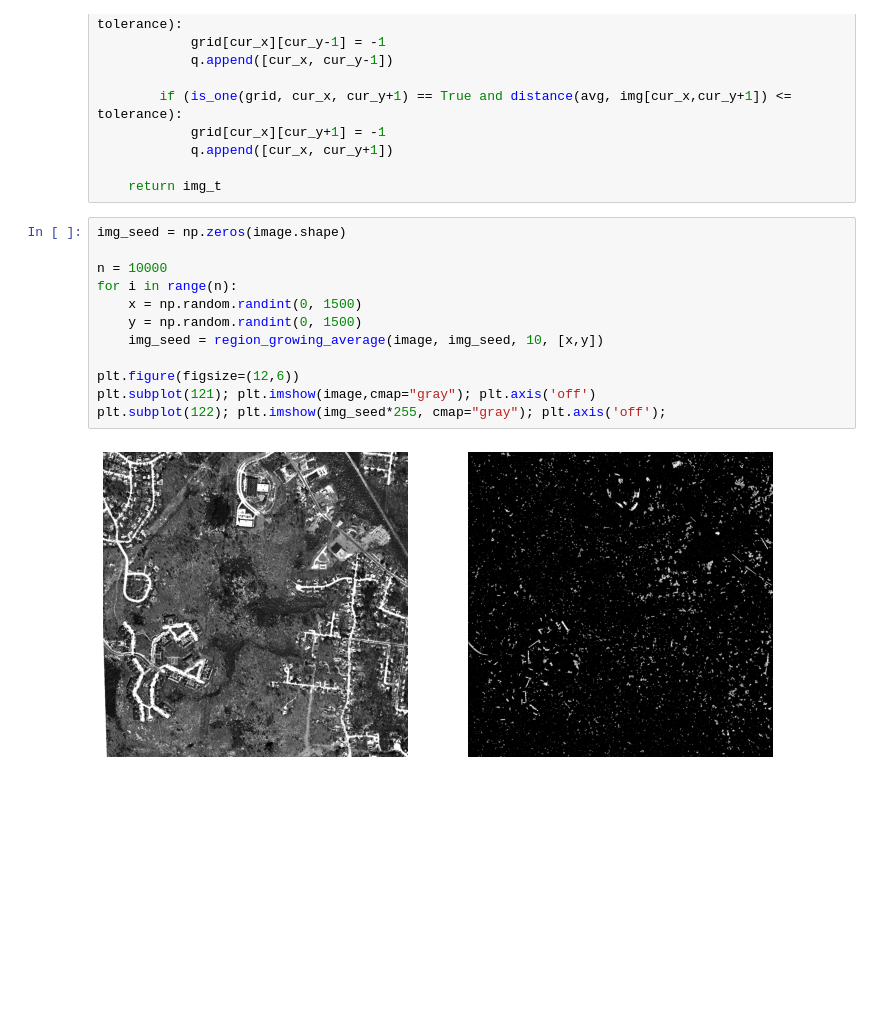
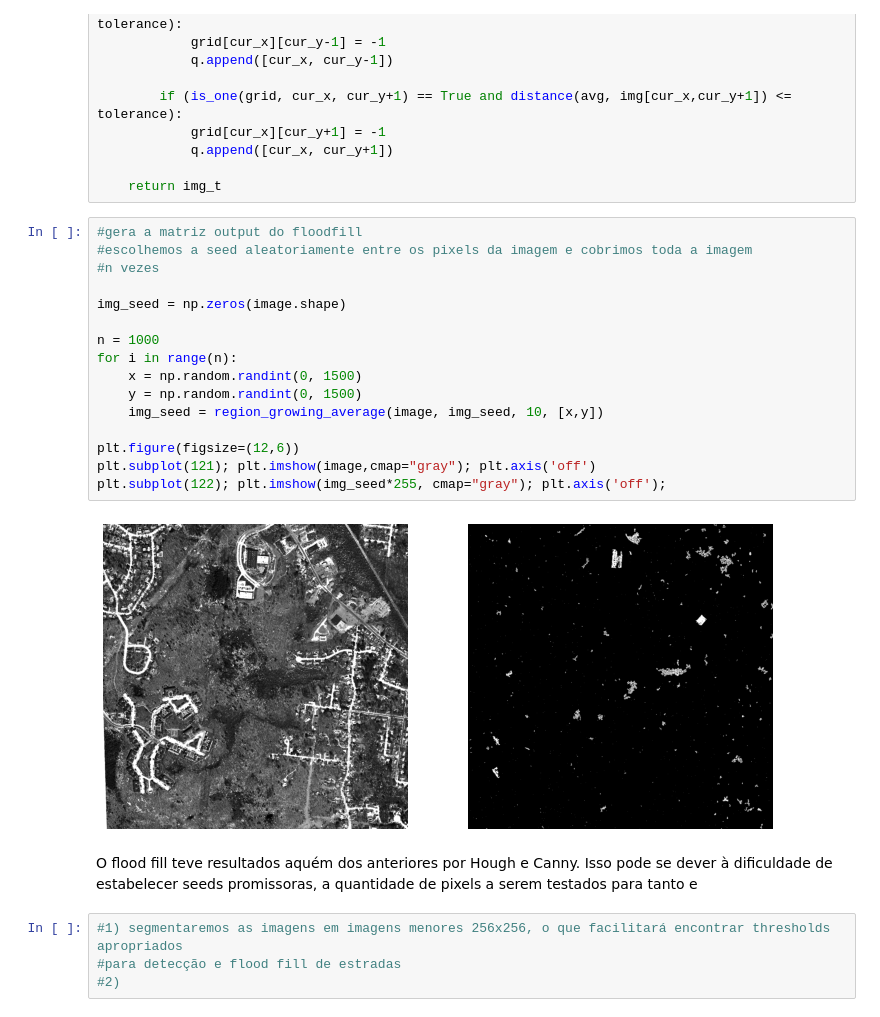
Before and after one commit to Populim/imageprocessing, a Jupyter notebook: projeto_final.ipynb, the cells around one changed output. Saved outputs shown, nothing was run; the diff lists cells and outputs as text; blank space fills up the shorter version.

```diff
--- a/projeto_final.ipynb
+++ b/projeto_final.ipynb
@@ -252,16 +256,26 @@ def region_growing_average(img, img_t, tolerance, seed):
 
     return img_t
 # %%
+#gera a matriz output do floodfill
+#escolhemos a seed aleatoriamente entre os pixels da imagem e cobrimos toda a imagem
+#n vezes
+
 img_seed = np.zeros(image.shape)
 
-n = 10000
+n = 1000
 for i in range(n):
     x = np.random.randint(0, 1500)
     y = np.random.randint(0, 1500)
     img_seed = region_growing_average(image, img_seed, 10, [x,y])
 
 plt.figure(figsize=(12,6))
 plt.subplot(121); plt.imshow(image,cmap="gray"); plt.axis('off')
 plt.subplot(122); plt.imshow(img_seed*255, cmap="gray"); plt.axis('off');
 # %% [output]
-[figure, old version]
+[figure, new version]
+# %% [markdown]
+O flood fill teve resultados aquém dos anteriores por Hough e Canny. Isso pode se dever à dificuldade de estabelecer seeds promissoras, a quantidade de pixels a serem testados para tanto e
+# %%
+#1) segmentaremos as imagens em imagens menores 256x256, o que facilitará encontrar thresholds apropriados
+#para detecção e flood fill de estradas
+#2)
```
Also changed, not shown: parts of 6 cells of this notebook.
